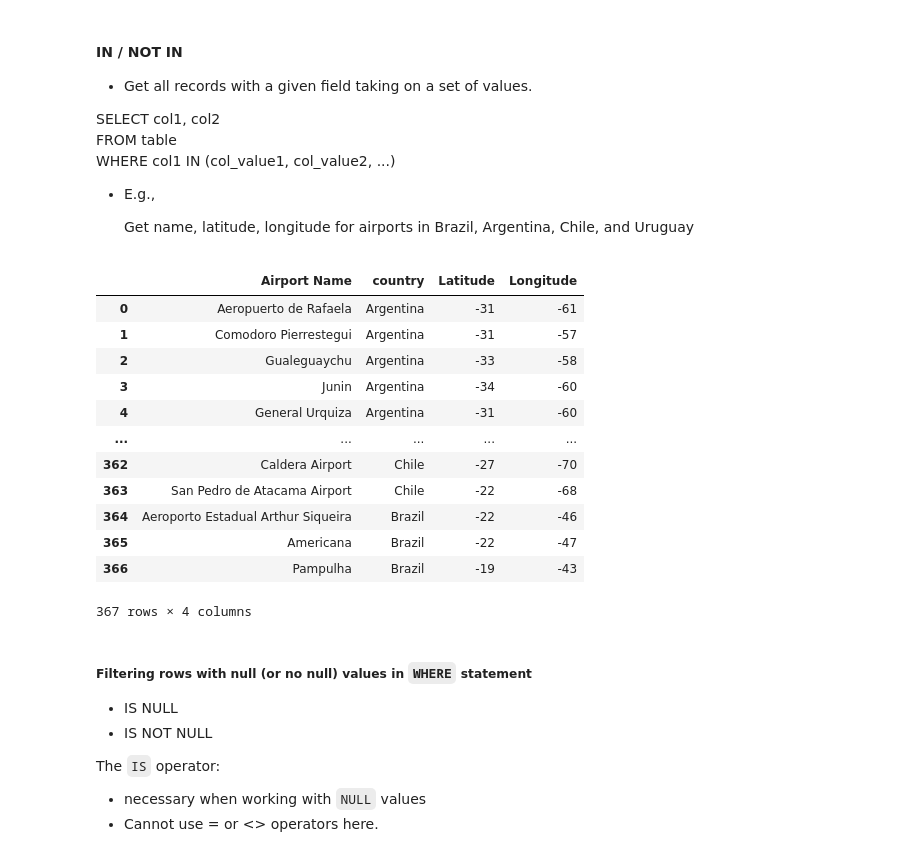
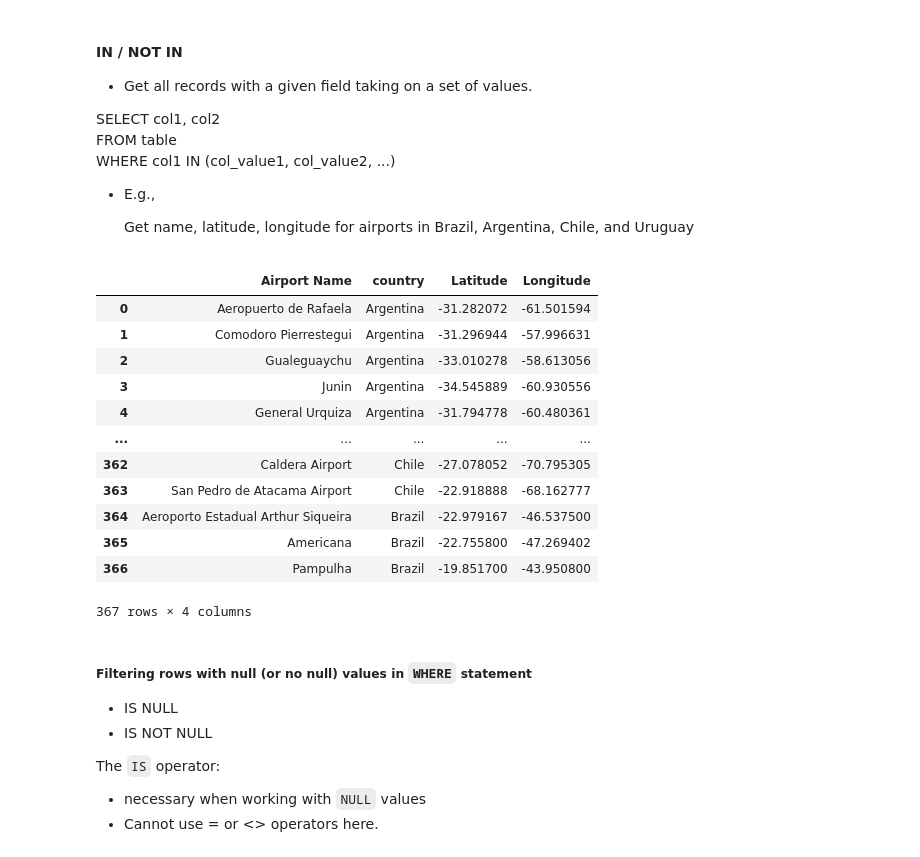
Before and after one commit to shefat26/NYC_DS_010625, a Jupyter notebook: Phase2_SQL/Ph1_T6_SQLBasics.ipynb, the cells around one changed output. Cells and saved outputs as stored; diff of their text form; code cells hidden in the pictures.

```diff
--- a/Phase2_SQL/Ph1_T6_SQLBasics.ipynb
+++ b/Phase2_SQL/Ph1_T6_SQLBasics.ipynb
@@ -912,30 +958,30 @@ WHERE col1 IN (col_value1, col_value2, ...) <br>
 # %%
 sql_query_df = pd.read_sql("""
 
 SELECT name AS "Airport Name",
         country,
-       CAST(latitude AS int) AS "Latitude",
-       CAST(longitude AS int) AS "Longitude"
+       CAST(latitude AS float) AS "Latitude",
+       CAST(longitude AS float) AS "Longitude"
 
 FROM airports
 
 WHERE country IN ("Argentina", "Brazil", "Chile", "Uruguay")
 """, con)
 
 sql_query_df
 # %% [output]
 |  | Airport Name | country | Latitude | Longitude |
-| 0 | Aeropuerto de Rafaela | Argentina | -31 | -61 |
-| 1 | Comodoro Pierrestegui | Argentina | -31 | -57 |
-| 2 | Gualeguaychu | Argentina | -33 | -58 |
-| 3 | Junin | Argentina | -34 | -60 |
-| 4 | General Urquiza | Argentina | -31 | -60 |
+| 0 | Aeropuerto de Rafaela | Argentina | -31.282072 | -61.501594 |
+| 1 | Comodoro Pierrestegui | Argentina | -31.296944 | -57.996631 |
+| 2 | Gualeguaychu | Argentina | -33.010278 | -58.613056 |
+| 3 | Junin | Argentina | -34.545889 | -60.930556 |
+| 4 | General Urquiza | Argentina | -31.794778 | -60.480361 |
 | ... | ... | ... | ... | ... |
-| 362 | Caldera Airport | Chile | -27 | -70 |
-| 363 | San Pedro de Atacama Airport | Chile | -22 | -68 |
-| 364 | Aeroporto Estadual Arthur Siqueira | Brazil | -22 | -46 |
-| 365 | Americana | Brazil | -22 | -47 |
-| 366 | Pampulha | Brazil | -19 | -43 |
+| 362 | Caldera Airport | Chile | -27.078052 | -70.795305 |
+| 363 | San Pedro de Atacama Airport | Chile | -22.918888 | -68.162777 |
+| 364 | Aeroporto Estadual Arthur Siqueira | Brazil | -22.979167 | -46.537500 |
+| 365 | Americana | Brazil | -22.755800 | -47.269402 |
+| 366 | Pampulha | Brazil | -19.851700 | -43.950800 |
 367 rows × 4 columns
 # %% [markdown]
 ##### Filtering rows with null (or no null) values in `WHERE` statement
```
Also changed, not shown: parts of 17 cells of this notebook, 24 other files.
